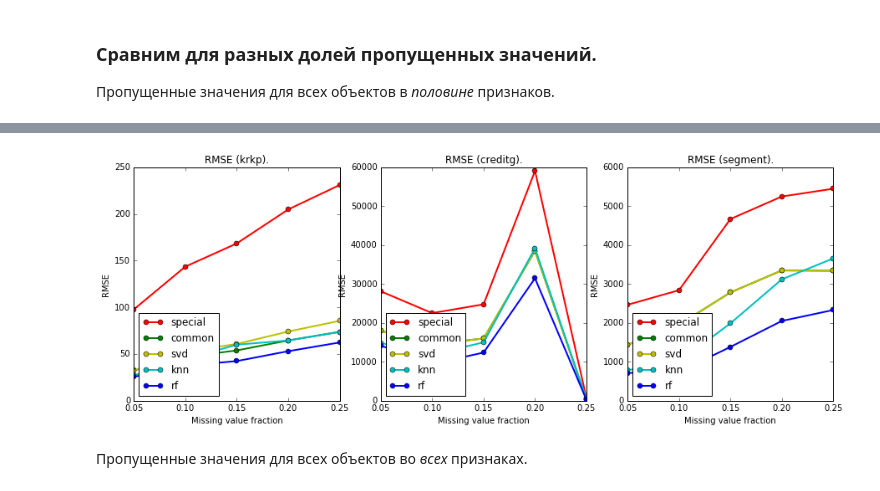
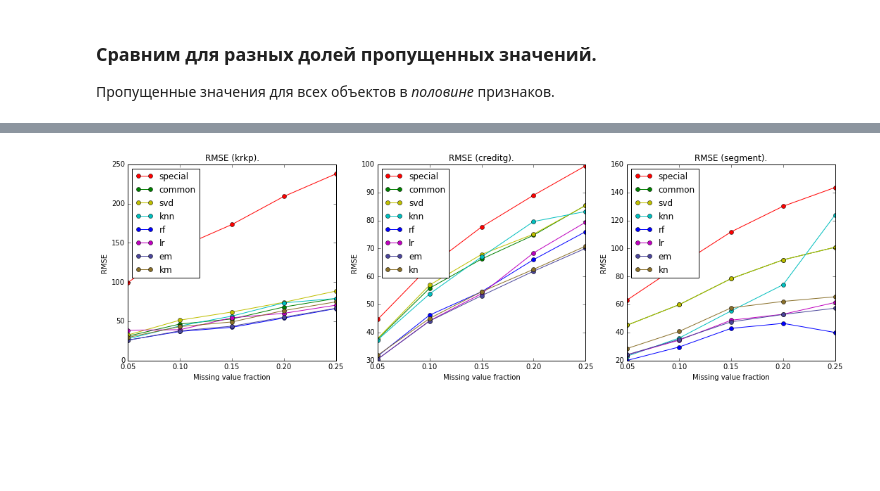
Before and after one commit to emilkayumov/missing-value, a Jupyter notebook: experiment.ipynb, the cells around one changed output, grey strips where cells are left out. Saved outputs shown, nothing was run; the diff lists cells and outputs as text; code cells hidden in the pictures; blank space fills up the shorter version.

```diff
--- a/experiment.ipynb
+++ b/experiment.ipynb
@@ -101,0 +138,2 @@ segment_y = np.array(segment_y)
+# %%
+segment = scale(segment)
@@ -374,36 +395,54 @@ krkp_accuracy_common  = []
 krkp_accuracy_svd     = []
 krkp_accuracy_knn     = []
 krkp_accuracy_rf      = []
+krkp_accuracy_lr      = []
+krkp_accuracy_em      = []
+krkp_accuracy_km      = []
 
 krkp_rmse_special = []
 krkp_rmse_common  = []
 krkp_rmse_svd     = []
 krkp_rmse_knn     = []
 krkp_rmse_rf      = []
+krkp_rmse_lr      = []
+krkp_rmse_em      = []
+krkp_rmse_km      = []
 
 creditg_accuracy_special = []
 creditg_accuracy_common  = []
 creditg_accuracy_svd     = []
 creditg_accuracy_knn     = []
 creditg_accuracy_rf      = []
+creditg_accuracy_lr      = []
+creditg_accuracy_em      = []
+creditg_accuracy_km      = []
 
 creditg_rmse_special = []
 creditg_rmse_common  = []
 creditg_rmse_svd     = []
 creditg_rmse_knn     = []
 creditg_rmse_rf      = []
+creditg_rmse_lr      = []
+creditg_rmse_em      = []
+creditg_rmse_km      = []
 
 segment_accuracy_special = []
 segment_accuracy_common  = []
 segment_accuracy_svd     = []
 segment_accuracy_knn     = []
 segment_accuracy_rf      = []
+segment_accuracy_lr      = []
+segment_accuracy_em      = []
+segment_accuracy_km      = []
 
 segment_rmse_special = []
 segment_rmse_common  = []
 segment_rmse_svd     = []
 segment_rmse_knn     = []
 segment_rmse_rf      = []
+segment_rmse_lr      = []
+segment_rmse_em      = []
+segment_rmse_km      = []
 # %%
 for missing_frac in missing_frac_range:
     for iteration in range(num_iter):
@@ -577,41 +700,48 @@ plt.show()
 # %%
-plt.figure(figsize=(15, 5))
+plt.figure(figsize=(18, 5))
 
 plt.subplot(1, 3, 1)
 plt.title("RMSE (krkp).")
-plt.plot(missing_frac_range, krkp_rmse_special, 'ro-', label='special', lw=2)
-plt.plot(missing_frac_range, krkp_rmse_common, 'go-', label='common', lw=2)
-plt.plot(missing_frac_range, krkp_rmse_svd, 'yo-', label='svd', lw=2)
-plt.plot(missing_frac_range, krkp_rmse_knn, 'co-', label='knn', lw=2)
-plt.plot(missing_frac_range, krkp_rmse_rf, 'bo-', label='rf', lw=2)
-plt.legend(loc='lower left')
+plt.plot(missing_frac_range, krkp_rmse_special, 'ro-', label='special', lw=1)
+plt.plot(missing_frac_range, krkp_rmse_common,  'go-', label='common', lw=1)
+plt.plot(missing_frac_range, krkp_rmse_svd,     'yo-', label='svd', lw=1)
+plt.plot(missing_frac_range, krkp_rmse_knn,     'co-', label='knn', lw=1)
+plt.plot(missing_frac_range, krkp_rmse_rf,      'bo-', label='rf', lw=1)
+plt.plot(missing_frac_range, krkp_rmse_lr,      'mo-', label='lr', lw=1)
+plt.plot(missing_frac_range, krkp_rmse_em,      'o-',  color='#4C479B', label='em', lw=1)
+plt.plot(missing_frac_range, krkp_rmse_km,      'o-',  color='#8A702A', label='km', lw=1)
+plt.legend(loc='upper left')
 plt.xlabel("Missing value fraction")
 plt.ylabel("RMSE")
 
 plt.subplot(1, 3, 2)
 plt.title("RMSE (creditg).")
-plt.plot(missing_frac_range, creditg_rmse_special, 'ro-', label='special', lw=2)
-plt.plot(missing_frac_range, creditg_rmse_common, 'go-', label='common', lw=2)
-plt.plot(missing_frac_range, creditg_rmse_svd, 'yo-', label='svd', lw=2)
-plt.plot(missing_frac_range, creditg_rmse_knn, 'co-', label='knn', lw=2)
-plt.plot(missing_frac_range, creditg_rmse_rf, 'bo-', label='rf', lw=2)
-plt.legend(loc='lower left')
+plt.plot(missing_frac_range, creditg_rmse_special, 'ro-', label='special', lw=1)
+plt.plot(missing_frac_range, creditg_rmse_common,  'go-', label='common', lw=1)
+plt.plot(missing_frac_range, creditg_rmse_svd,     'yo-', label='svd', lw=1)
+plt.plot(missing_frac_range, creditg_rmse_knn,     'co-', label='knn', lw=1)
+plt.plot(missing_frac_range, creditg_rmse_rf,      'bo-', label='rf', lw=1)
+plt.plot(missing_frac_range, creditg_rmse_lr,      'mo-', label='lr', lw=1)
+plt.plot(missing_frac_range, creditg_rmse_em,      'o-',  color='#4C479B', label='em', lw=1)
+plt.plot(missing_frac_range, creditg_rmse_km,      'o-',  color='#8A702A', label='kn', lw=1)
+plt.legend(loc='upper left')
 plt.xlabel("Missing value fraction")
 plt.ylabel("RMSE")
 
 plt.subplot(1, 3, 3)
 plt.title("RMSE (segment).")
-plt.plot(missing_frac_range, segment_rmse_special, 'ro-', label='special', lw=2)
-plt.plot(missing_frac_range, segment_rmse_common, 'go-', label='common', lw=2)
-plt.plot(missing_frac_range, segment_rmse_svd, 'yo-', label='svd', lw=2)
-plt.plot(missing_frac_range, segment_rmse_knn, 'co-', label='knn', lw=2)
-plt.plot(missing_frac_range, segment_rmse_rf, 'bo-', label='rf', lw=2)
-plt.legend(loc='lower left')
+plt.plot(missing_frac_range, segment_rmse_special, 'ro-', label='special', lw=1)
+plt.plot(missing_frac_range, segment_rmse_common,  'go-', label='common', lw=1)
+plt.plot(missing_frac_range, segment_rmse_svd,     'yo-', label='svd', lw=1)
+plt.plot(missing_frac_range, segment_rmse_knn,     'co-', label='knn', lw=1)
+plt.plot(missing_frac_range, segment_rmse_rf,      'bo-', label='rf', lw=1)
+plt.plot(missing_frac_range, segment_rmse_lr,      'mo-', label='lr', lw=1)
+plt.plot(missing_frac_range, segment_rmse_em,      'o-',  color='#4C479B', label='em', lw=1)
+plt.plot(missing_frac_range, segment_rmse_km,      'o-',  color='#8A702A', label='kn', lw=1)
+plt.legend(loc='upper left')
 plt.xlabel("Missing value fraction")
 plt.ylabel("RMSE")
 
 plt.show()
 # %% [output]
-[figure, old version]
+[figure, new version]
-# %% [markdown]
-Пропущенные значения для всех объектов во _всех_ признаках.
```
Also changed, not shown: parts of 92 cells of this notebook, 10 other files.
